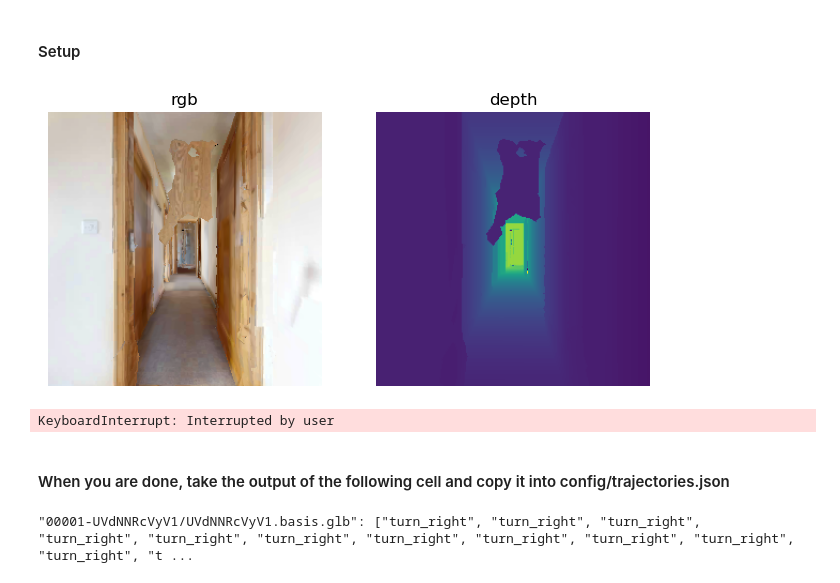
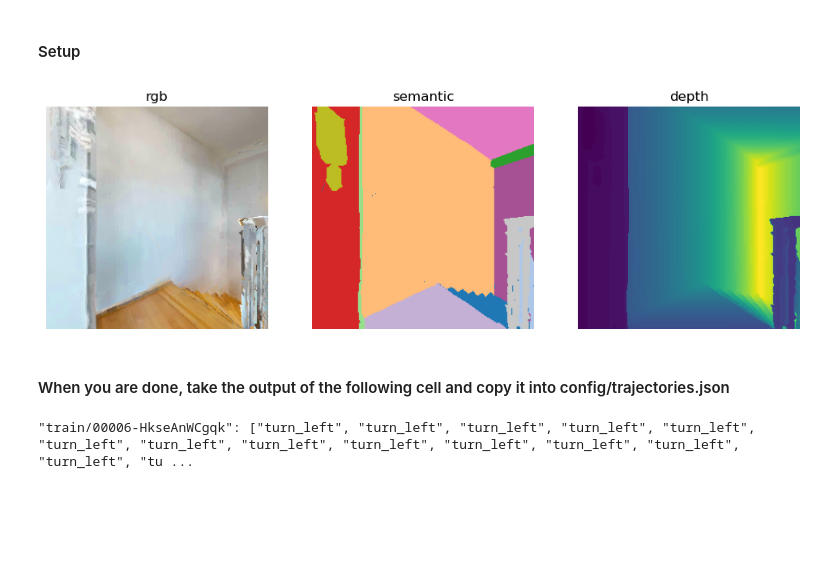
Before and after one commit to dtonderski/ReSEAL, a Jupyter notebook: notebooks/Generate_trajectory.ipynb, the cells around one changed output. Drawn from its saved outputs; the diff is of its cells as text; code cells hidden in the pictures; blank space fills up the shorter version.

```diff
--- a/notebooks/Generate_trajectory.ipynb
+++ b/notebooks/Generate_trajectory.ipynb
@@ -24,37 +20,43 @@ sim = scene.initialize_scene(f"data/raw/train/scene_datasets/hm3d/train/{scene_p
+# %%
+scene_split = "train"
+scene_id = "00006-HkseAnWCgqk"
+# %%
+sim = scene.initialize_sim(scene_split, scene_id)
+semantic_sensor_used = scene.check_if_semantic_sensor_used(sim)
 # %%
 total_frames = 0
 
 max_frames = 500
 observations = sim.step('move_forward')
 taken_actions = []
 
 while total_frames <= max_frames:
     try:
         rgb = observations["color_sensor"]
+        semantic = observations["semantic_sensor"] if semantic_sensor_used else np.array([])
         #semantic = observations["semantic_sensor"]
         depth = observations["depth_sensor"]
 
         if display:
             clear_output()
-            display_sample(rgb, depth_obs=depth)
+            display_sample(rgb, semantic_obs = semantic, depth_obs=depth)
 
         key_input = input()
         if key_input not in key_inputs.keys():
             print("Invalid action!")
         else:
             observations = sim.step(key_inputs[key_input])
             taken_actions.append(key_inputs[key_input])
 
         total_frames += 1
     except KeyboardInterrupt:
         break
 # %% [output]
-[figure, old version]
+[figure, new version]
-KeyboardInterrupt: Interrupted by user
 # %% [markdown]
 #### When you are done, take the output of the following cell and copy it into config/trajectories.json
 # %%
 taken_actions_string = str(taken_actions).replace("\'", "\"")
-print(f'"{scene_path}": {taken_actions_string}')
+print(f'"{scene_split}/{scene_id}": {taken_actions_string}')
 # %% [output]
-"00001-UVdNNRcVyV1/UVdNNRcVyV1.basis.glb": ["turn_right", "turn_right", "turn_right", "turn_right", "turn_right", "turn_right", "turn_right", "turn_right", "turn_right", "turn_right", "turn_right", "t ...
+"train/00006-HkseAnWCgqk": ["turn_left", "turn_left", "turn_left", "turn_left", "turn_left", "turn_left", "turn_left", "turn_left", "turn_left", "turn_left", "turn_left", "turn_left", "turn_left", "tu ...
```
Also changed, not shown: parts of 4 cells of this notebook, 4 other files.
